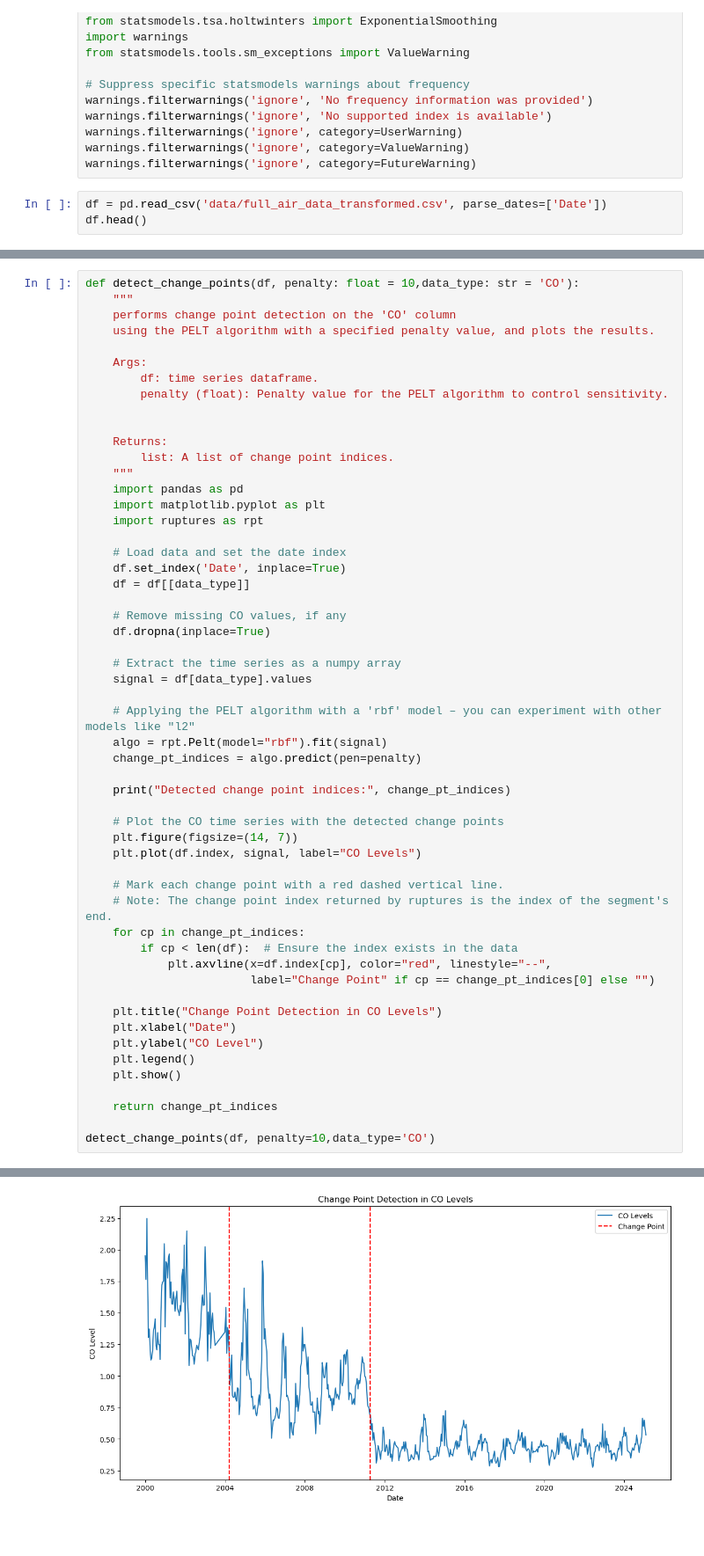
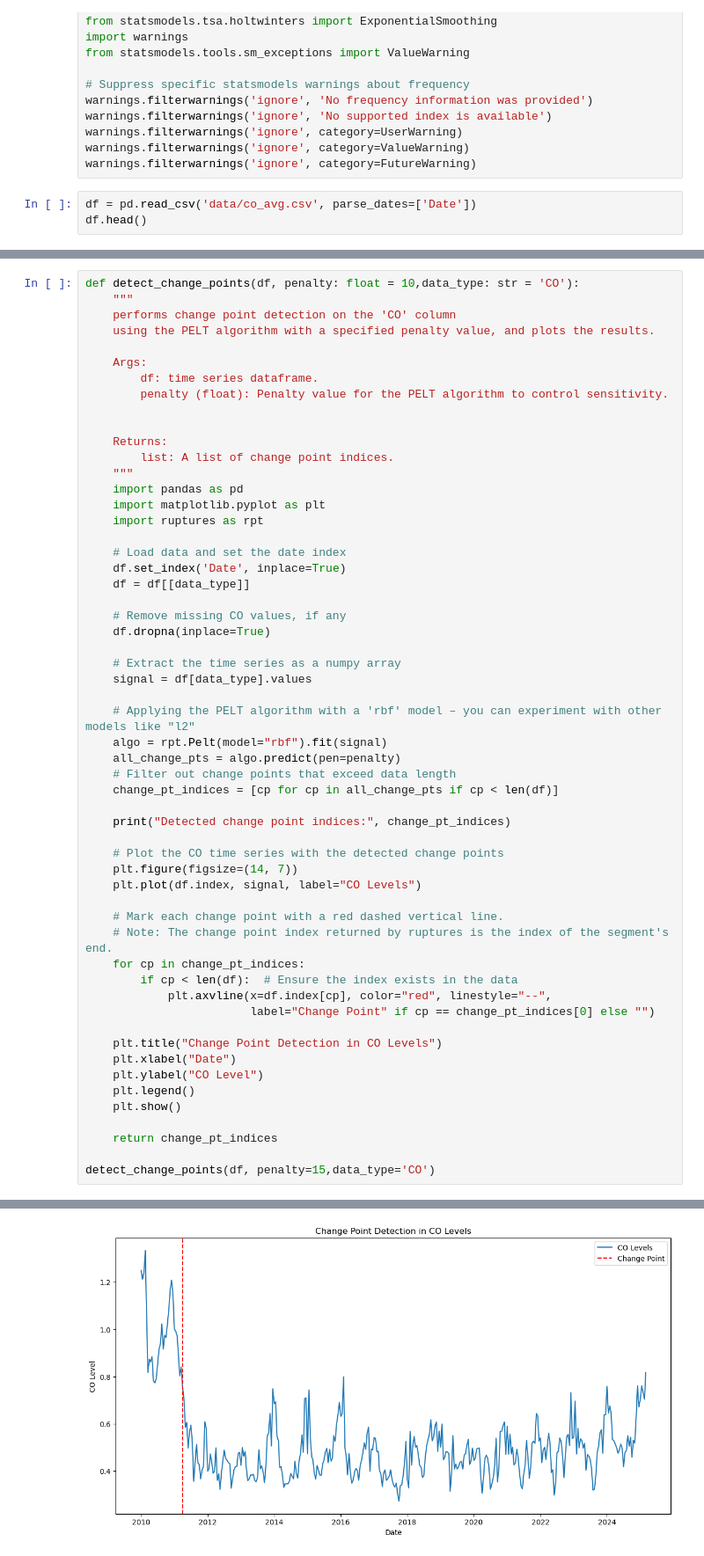
Before and after one commit to sinitsky96/Time-Series-Project, a Jupyter notebook: change_point.ipynb, the cells around one changed output, grey strips where cells are left out. Shown at 88% size. Drawn from its saved outputs; the diff is of its cells as text; blank space fills up the shorter version.

Commit message:
added bi monthly clean avg and updated the change point detection

```diff
--- a/change_point.ipynb
+++ b/change_point.ipynb
@@ -22,6 +22,6 @@ warnings.filterwarnings('ignore', category=UserWarning)
 warnings.filterwarnings('ignore', category=ValueWarning)
 warnings.filterwarnings('ignore', category=FutureWarning)
 # %%
-df = pd.read_csv('data/full_air_data_transformed.csv', parse_dates=['Date'])
+df = pd.read_csv('data/co_avg.csv', parse_dates=['Date'])
 df.head()
 # %% [output]
@@ -70,7 +138,9 @@ def detect_change_points(df, penalty: float = 10,data_type: str = 'CO'):
 
     # Applying the PELT algorithm with a 'rbf' model – you can experiment with other models like "l2"
     algo = rpt.Pelt(model="rbf").fit(signal)
-    change_pt_indices = algo.predict(pen=penalty)
+    all_change_pts = algo.predict(pen=penalty)
+    # Filter out change points that exceed data length
+    change_pt_indices = [cp for cp in all_change_pts if cp < len(df)]
 
     print("Detected change point indices:", change_pt_indices)
 
@@ -93,5 +163,5 @@ def detect_change_points(df, penalty: float = 10,data_type: str = 'CO'):
 
     return change_pt_indices
 
-detect_change_points(df, penalty=10,data_type='CO')
+detect_change_points(df, penalty=15,data_type='CO')
 # %% [output]
@@ -99 +173 @@ Detected change point indices: [90, 260, 592]
-[figure, old version]
+[figure, new version]
```
Also changed, not shown: parts of 6 cells of this notebook, 2 other files.
